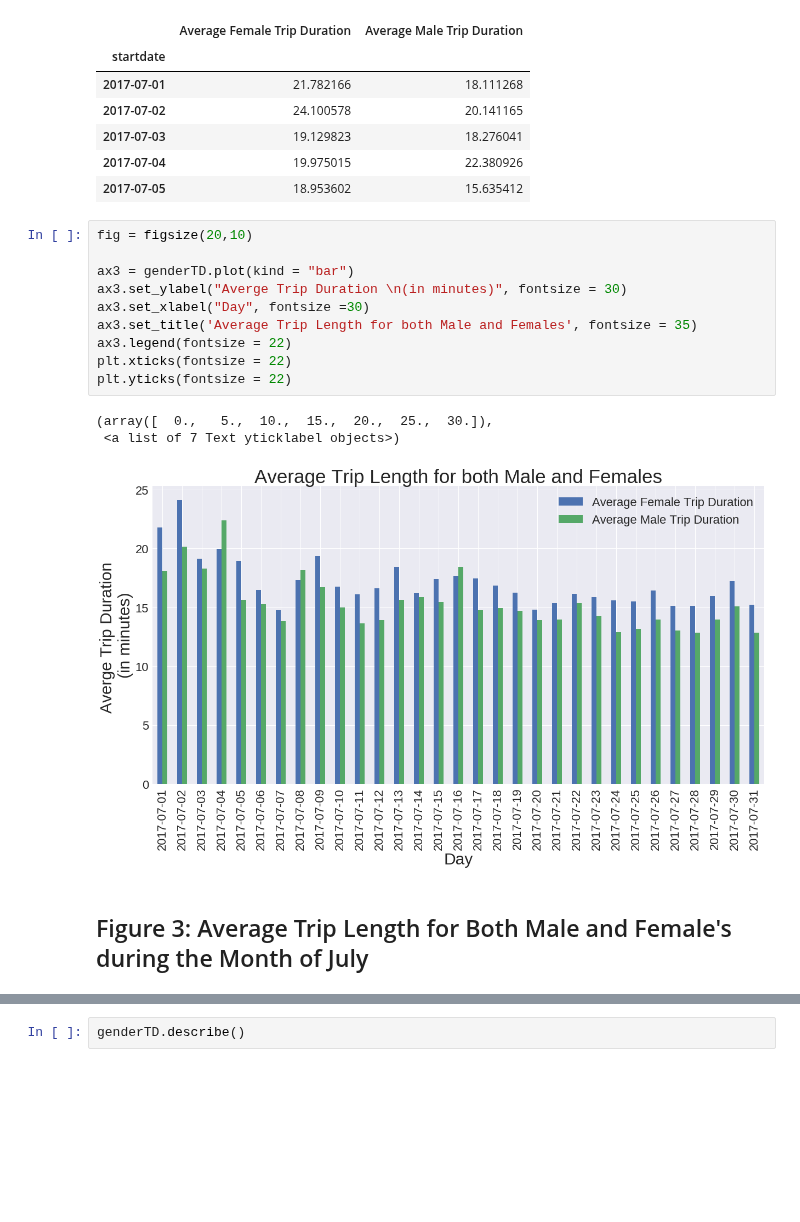
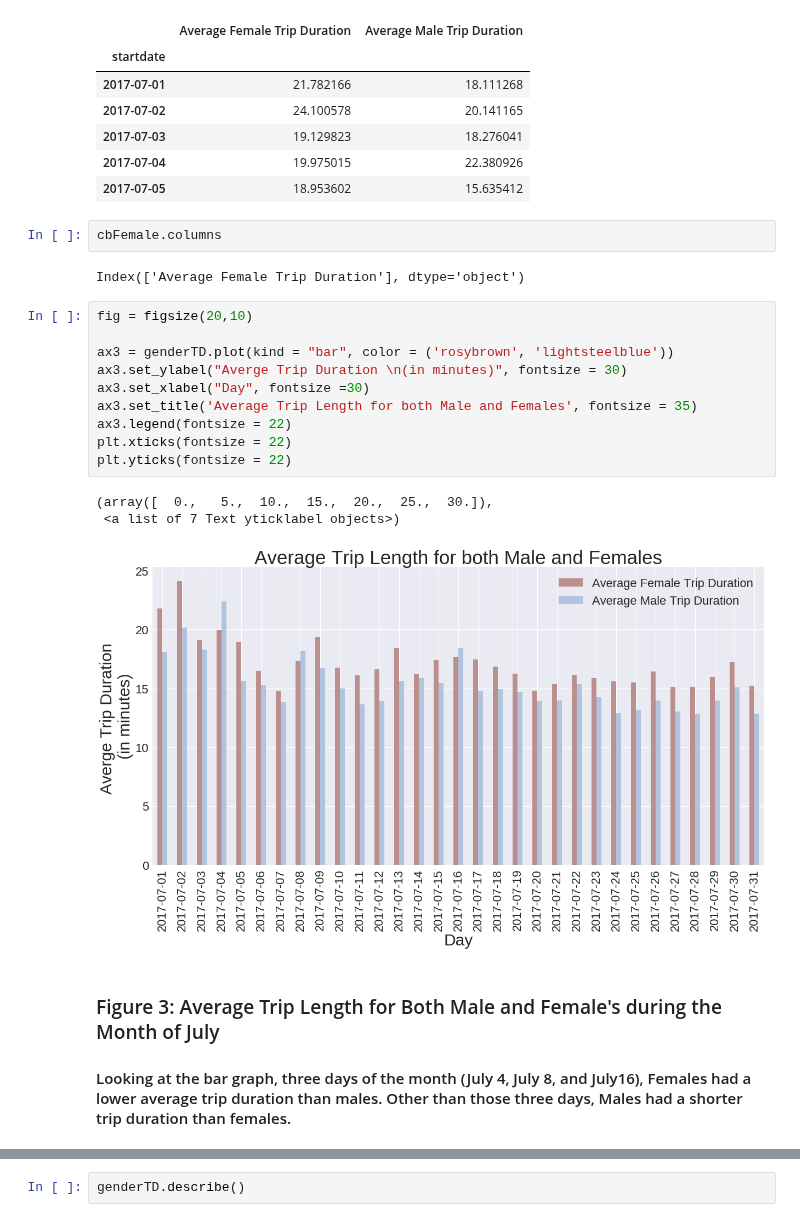
Before and after one commit to ep2247/PUI2017_ep2247, a Jupyter notebook: HW7_ep2247/HW7_1_ep2247.ipynb, the cells around one changed output, grey strips where cells are left out. Drawn from its saved outputs; the diff is of its cells as text; blank space fills up the shorter version.

```diff
--- a/HW7_ep2247/HW7_1_ep2247.ipynb
+++ b/HW7_ep2247/HW7_1_ep2247.ipynb
@@ -276,21 +280,27 @@ genderTD.head()
 | 2017-07-03 | 19.129823 | 18.276041 |
 | 2017-07-04 | 19.975015 | 22.380926 |
 | 2017-07-05 | 18.953602 | 15.635412 |
+# %%
+cbFemale.columns
+# %% [output]
+Index(['Average Female Trip Duration'], dtype='object')
 # %%
 fig = figsize(20,10)
 
-ax3 = genderTD.plot(kind = "bar")
+ax3 = genderTD.plot(kind = "bar", color = ('rosybrown', 'lightsteelblue'))
 ax3.set_ylabel("Averge Trip Duration \n(in minutes)", fontsize = 30)
 ax3.set_xlabel("Day", fontsize =30)
 ax3.set_title('Average Trip Length for both Male and Females', fontsize = 35)
 ax3.legend(fontsize = 22)
 plt.xticks(fontsize = 22)
 plt.yticks(fontsize = 22)
 # %% [output]
 (array([  0.,   5.,  10.,  15.,  20.,  25.,  30.]),
  <a list of 7 Text yticklabel objects>)
-[figure, old version]
+[figure, new version]
 # %% [markdown]
-## Figure 3: Average Trip Length for Both Male and Female's during the Month of July
+### Figure 3: Average Trip Length for Both Male and Female's during the Month of July
+
+#### Looking at the bar graph, three days of the month (July 4, July 8, and July16), Females had a lower average trip duration than males.  Other than those three days, Males had a shorter trip duration than females.
 # %%
 
```
Also changed, not shown: parts of 19 cells of this notebook.
